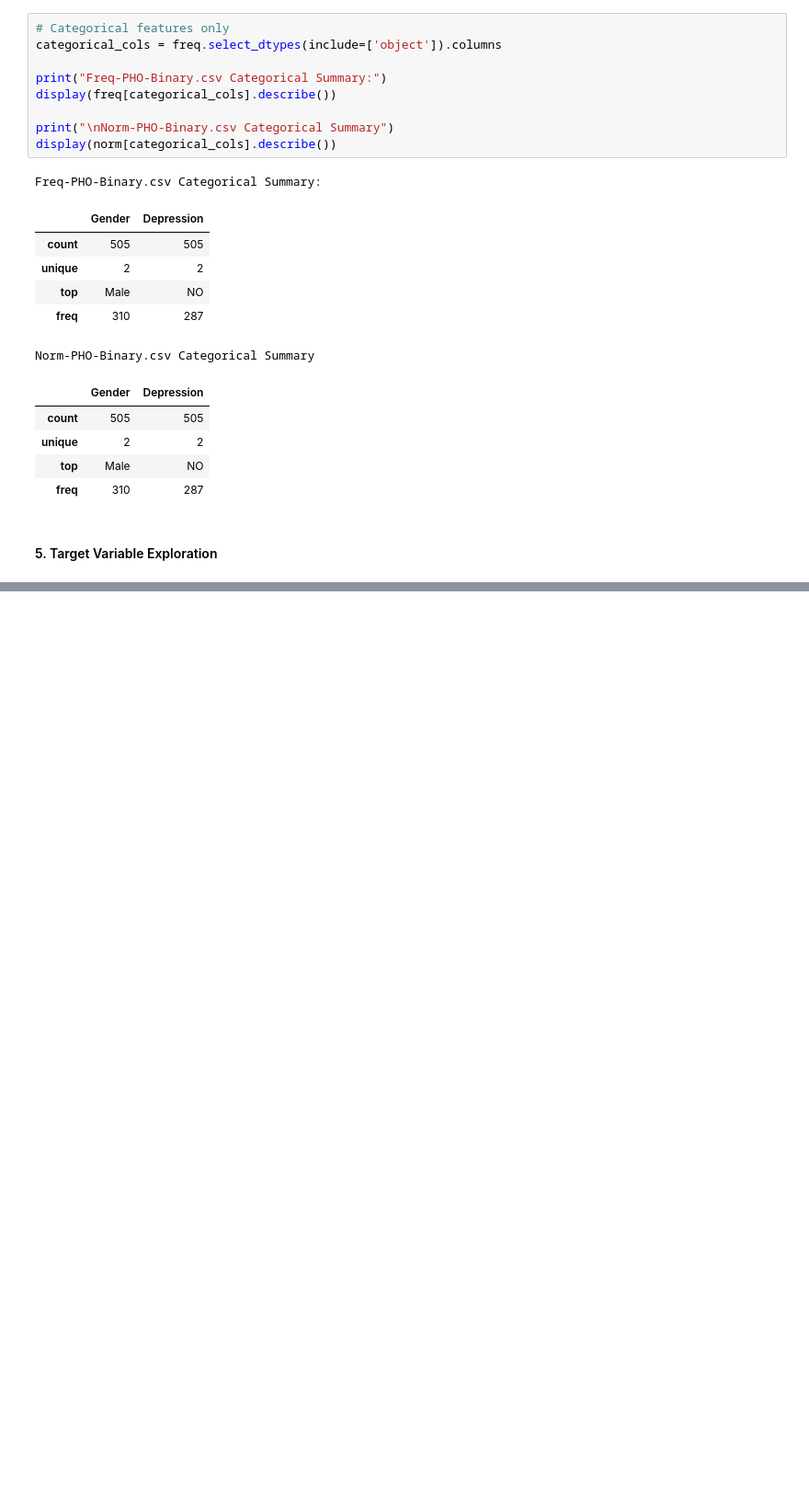
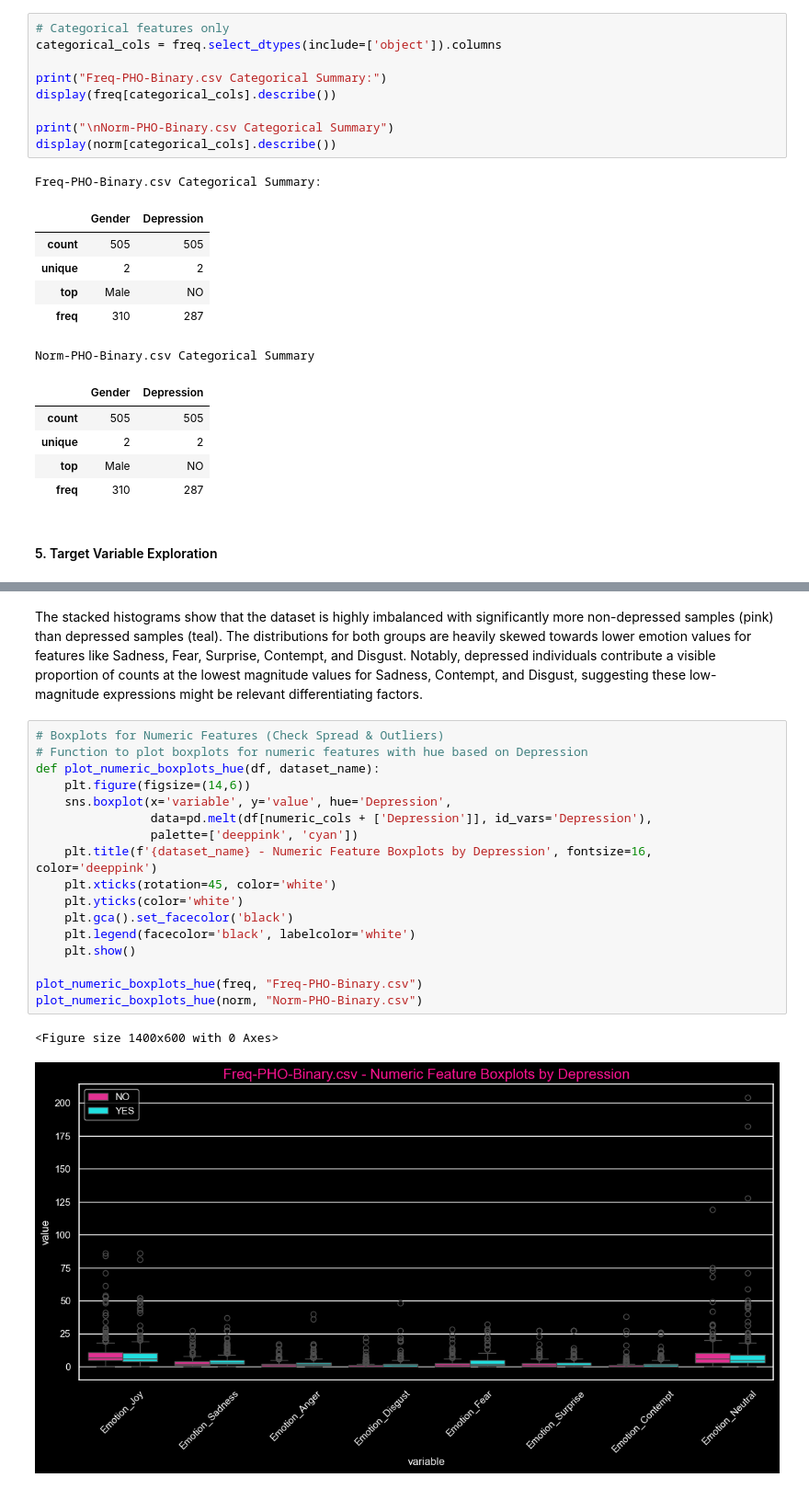
Before and after one commit to Syaza777/Classification-Depression-Dataset-Using-KNN-DT-SVM, a Jupyter notebook: A1.ipynb, the cells around one changed output, grey strips where cells are left out. Shown at 92% size. Cells and saved outputs as stored; diff of their text form; blank space fills up the shorter version.

```diff
--- a/A1.ipynb
+++ b/A1.ipynb
@@ -350,0 +379,22 @@ plot_target_distribution(norm, "Norm-PHO-Binary.csv")
+# %% [markdown]
+The stacked histograms show that the dataset is highly imbalanced with significantly more non-depressed samples (pink) than depressed samples (teal). The distributions for both groups are heavily skewed towards lower emotion values for features like Sadness, Fear, Surprise, Contempt, and Disgust. Notably, depressed individuals contribute a visible proportion of counts at the lowest magnitude values for Sadness, Contempt, and Disgust, suggesting these low-magnitude expressions might be relevant differentiating factors.
+# %%
+# Boxplots for Numeric Features (Check Spread & Outliers)
+# Function to plot boxplots for numeric features with hue based on Depression
+def plot_numeric_boxplots_hue(df, dataset_name):
+    plt.figure(figsize=(14,6))
+    sns.boxplot(x='variable', y='value', hue='Depression',
+                data=pd.melt(df[numeric_cols + ['Depression']], id_vars='Depression'),
+                palette=['deeppink', 'cyan'])
+    plt.title(f'{dataset_name} - Numeric Feature Boxplots by Depression', fontsize=16, color='deeppink')
+    plt.xticks(rotation=45, color='white')
+    plt.yticks(color='white')
+    plt.gca().set_facecolor('black')
+    plt.legend(facecolor='black', labelcolor='white')
+    plt.show()
+
+plot_numeric_boxplots_hue(freq, "Freq-PHO-Binary.csv")
+plot_numeric_boxplots_hue(norm, "Norm-PHO-Binary.csv")
+# %% [output]
+<Figure size 1400x600 with 0 Axes>
+[figure, added]
```
Also changed, not shown: parts of 10 cells of this notebook.
